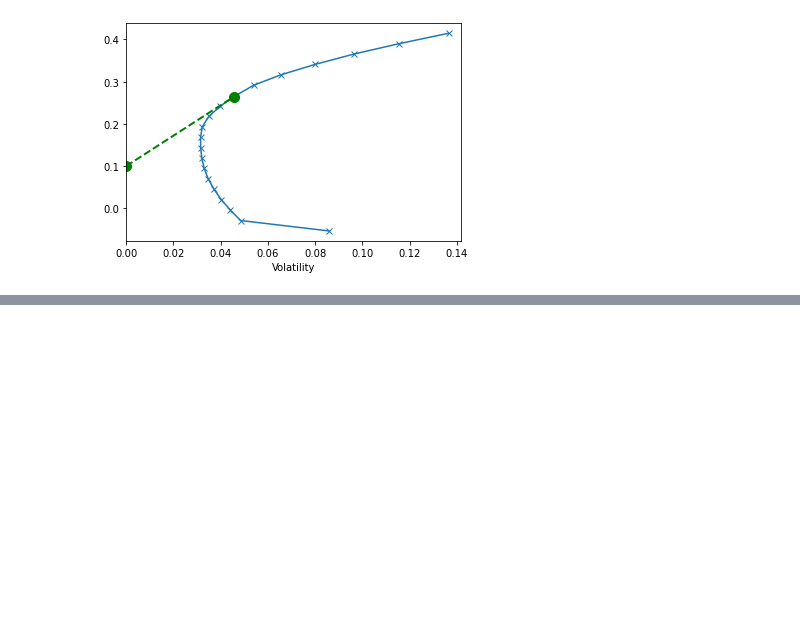
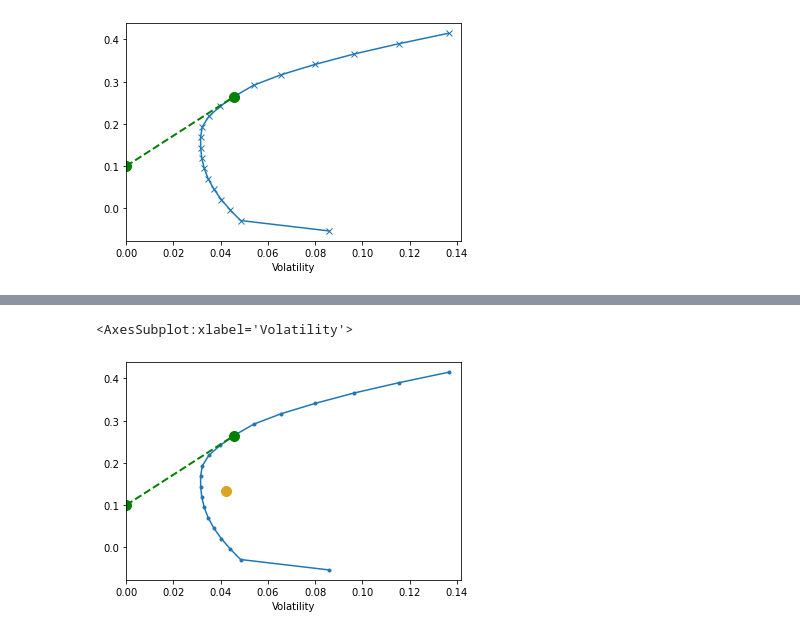
Before and after one commit to skacem/Investment-Management-with-Python-and-ML-Specialization, a Jupyter notebook: Course1/3-Intro_to_optimization/session4-Implementing-Markowitz.ipynb, the cells around one changed output, grey strips where cells are left out. Saved outputs shown, nothing was run; the diff lists cells and outputs as text; code cells hidden in the pictures; blank space fills up the shorter version.

```diff
--- a/Course1/3-Intro_to_optimization/session4-Implementing-Markowitz.ipynb
+++ b/Course1/3-Intro_to_optimization/session4-Implementing-Markowitz.ipynb
@@ -65,0 +150,5 @@ erk.plot_ef(20, er, cov, style='x-', show_cml=True, riskfree_rate=0.1);
+# %%
+erk.plot_ef(20, er, cov, show_cml=True, riskfree_rate=0.1, show_ew=True)
+# %% [output]
+<AxesSubplot:xlabel='Volatility'>
+[figure, added]
```
Also changed, not shown: parts of 15 cells of this notebook.
